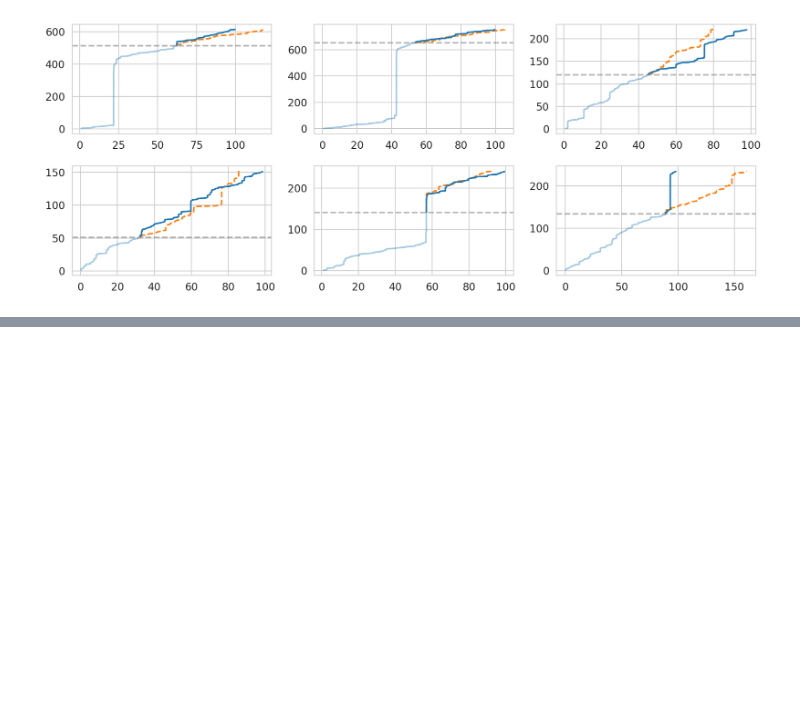
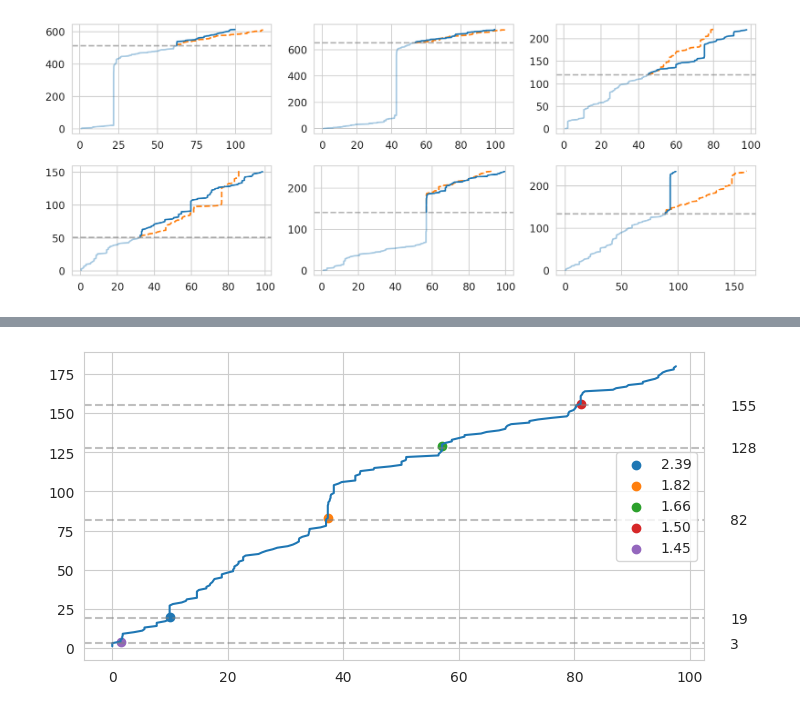
Before and after one commit to alphonsepaix/recast, a Jupyter notebook: notebooks/beamer.ipynb, the cells around one changed output, grey strips where cells are left out. Drawn from its saved outputs; the diff is of its cells as text; code cells hidden in the pictures; blank space fills up the shorter version.

```diff
--- a/notebooks/beamer.ipynb
+++ b/notebooks/beamer.ipynb
@@ -208,0 +234,17 @@ plt.savefig('../images/beamer/etas_preds_mult.png',
+# %%
+seq = etas(t_end=100)
+df = pd.DataFrame(seq, columns=['time', 'magnitude', 'parent'])
+idx = df.magnitude.sort_values(ascending=False).iloc[:5].index
+plt.figure(figsize=(8, 4))
+plt.plot(df.time, df.index + 1)
+for i in idx:
+    plt.axhline(i, linestyle='--', color='gray', alpha=0.5)
+    t = df.time.iloc[i]
+    m = df.magnitude.iloc[i]
+    plt.text(107, i - 3, i)
+    plt.scatter(t, i + 1, label=f'{m:.2f}')
+plt.legend()
+plt.savefig('../images/beamer/etas_mag.png', dpi=200, bbox_inches='tight')
+plt.show()
+# %% [output]
+[figure, added]
```
Also changed, not shown: parts of 2 cells of this notebook, 2 other files.
